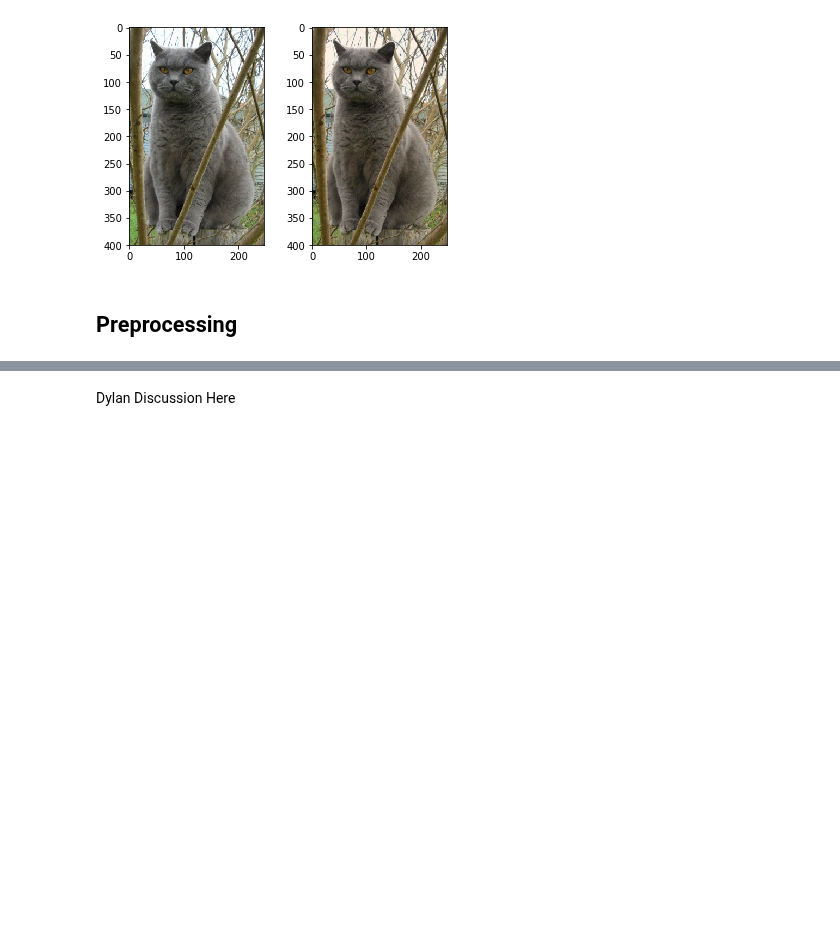
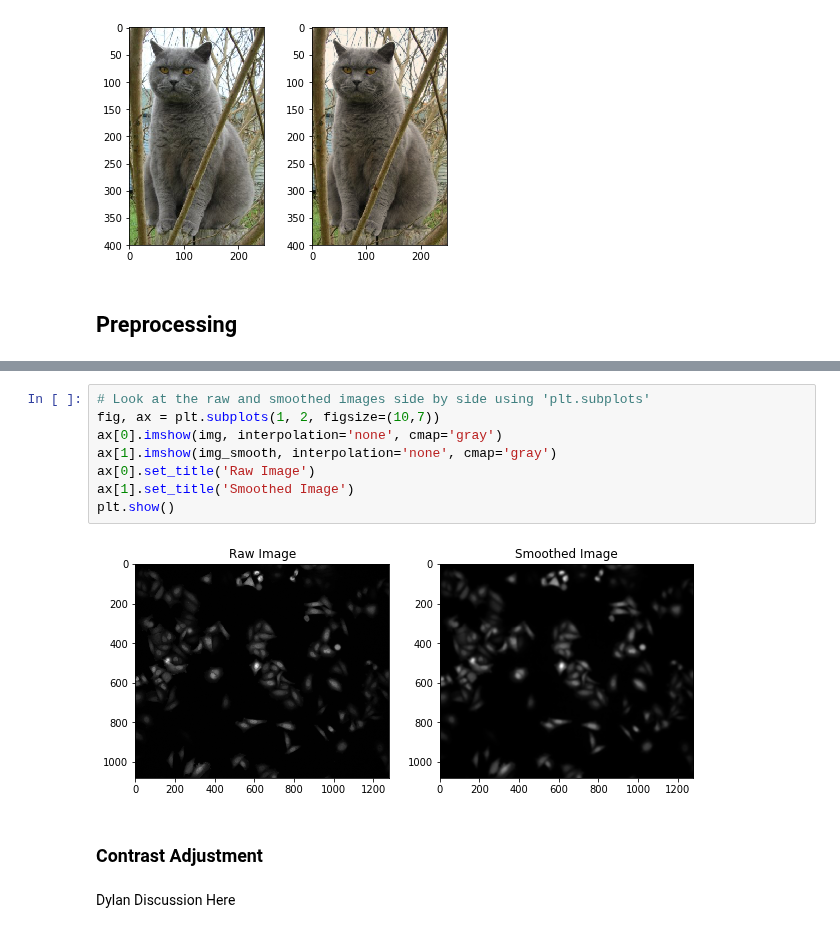
Before and after one commit to vanvalenlab/intro-to-deepcell, a Jupyter notebook: Day2_ImageProcessing.ipynb, the cells around one changed output, grey strips where cells are left out. Saved outputs shown, nothing was run; the diff lists cells and outputs as text; blank space fills up the shorter version.

```diff
--- a/Day2_ImageProcessing.ipynb
+++ b/Day2_ImageProcessing.ipynb
@@ -133,3 +165,15 @@ plt.show()
+# %%
+# Look at the raw and smoothed images side by side using 'plt.subplots'
+fig, ax = plt.subplots(1, 2, figsize=(10,7))
+ax[0].imshow(img, interpolation='none', cmap='gray')
+ax[1].imshow(img_smooth, interpolation='none', cmap='gray')
+ax[0].set_title('Raw Image')
+ax[1].set_title('Smoothed Image')
+plt.show()
+# %% [output]
+[figure, added]
+# %% [markdown]
+### Contrast Adjustment
 # %% [markdown]
 Dylan Discussion Here
 # %%
```
Also changed, not shown: parts of 13 cells of this notebook.
